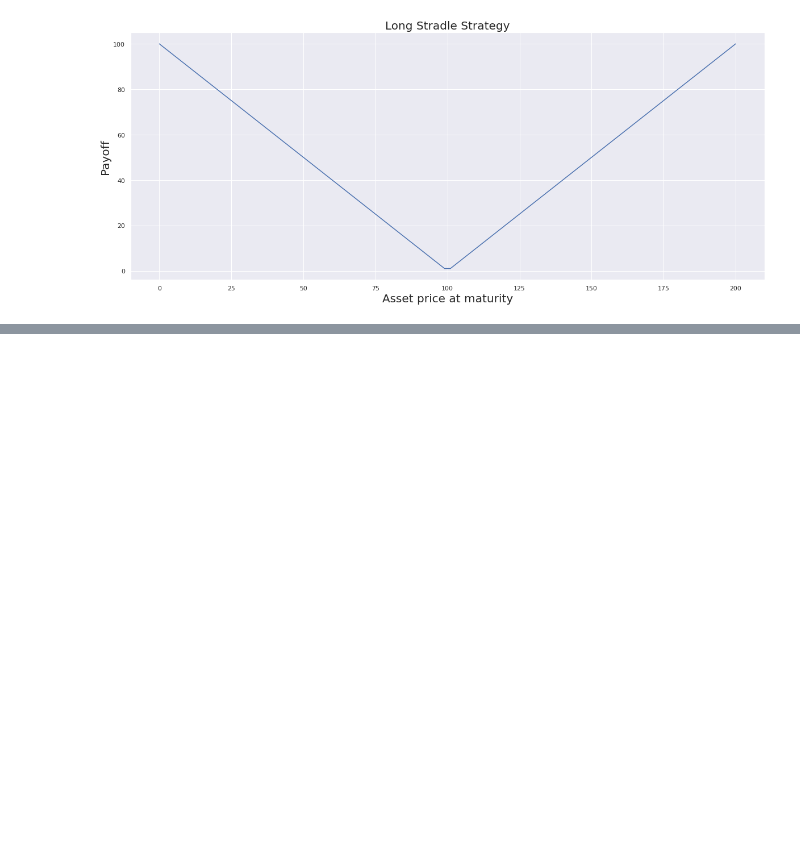
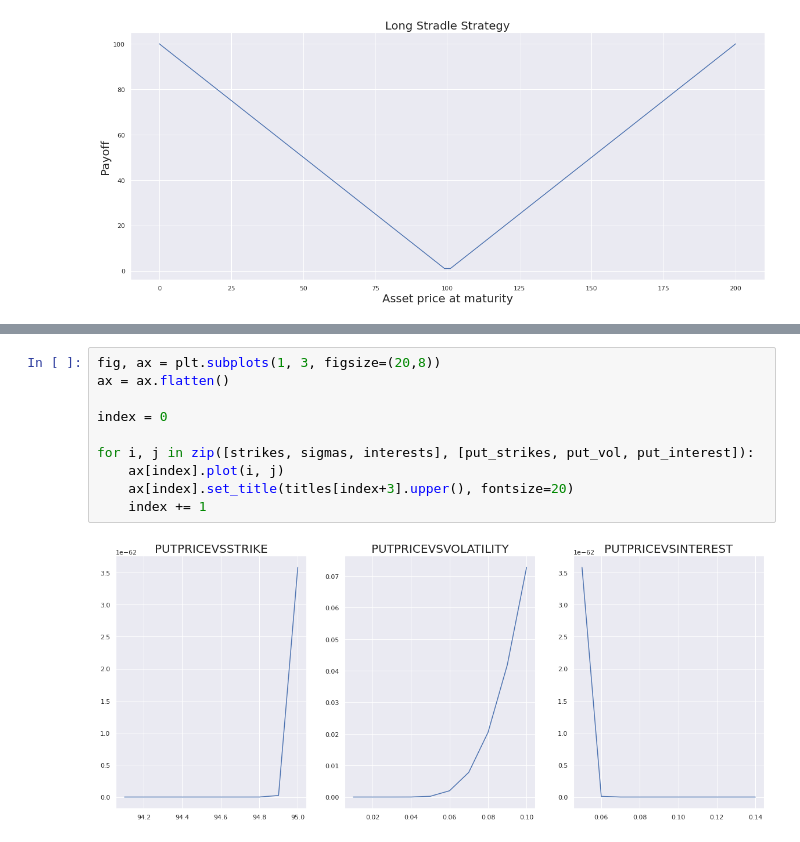
Before and after one commit to bhavinmoriya/Python-for-Financial-Analysis-and-Algorithmic-Trading, a Jupyter notebook: derivatives-pricing-future-and-forwards.ipynb, the cells around one changed output, grey strips where cells are left out. Saved outputs shown, nothing was run; the diff lists cells and outputs as text; blank space fills up the shorter version.

```diff
--- a/derivatives-pricing-future-and-forwards.ipynb
+++ b/derivatives-pricing-future-and-forwards.ipynb
@@ -289,0 +416,12 @@ longstradle()
+# %%
+fig, ax = plt.subplots(1, 3, figsize=(20,8))
+ax = ax.flatten()
+
+index = 0
+
+for i, j in zip([strikes, sigmas, interests], [put_strikes, put_vol, put_interest]):
+    ax[index].plot(i, j)
+    ax[index].set_title(titles[index+3].upper(), fontsize=20)
+    index += 1
+# %% [output]
+[figure, added]
```
Also changed, not shown: parts of 14 cells of this notebook.
